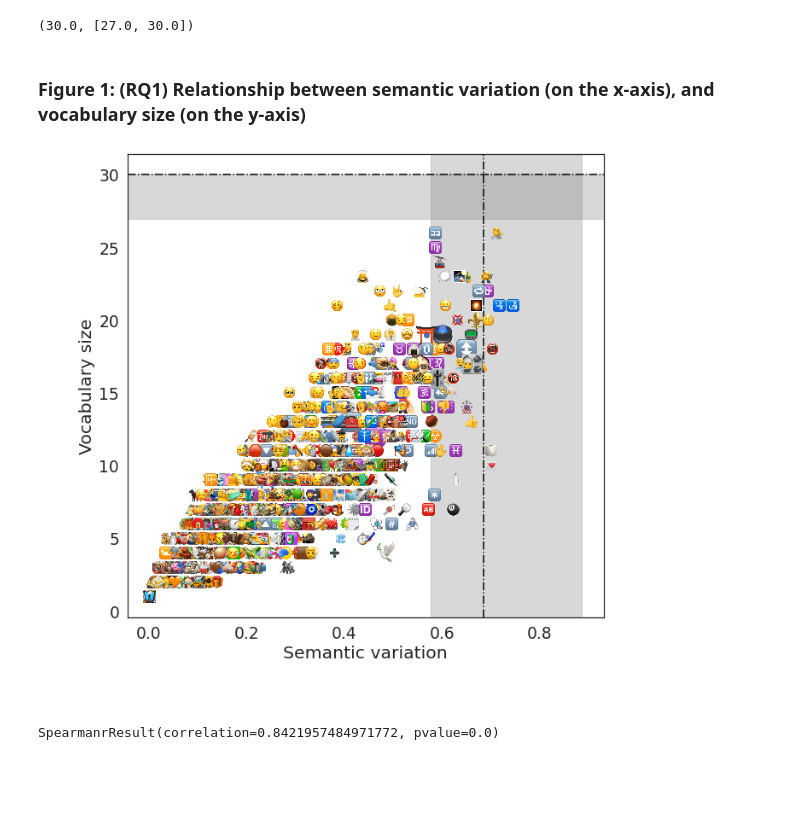
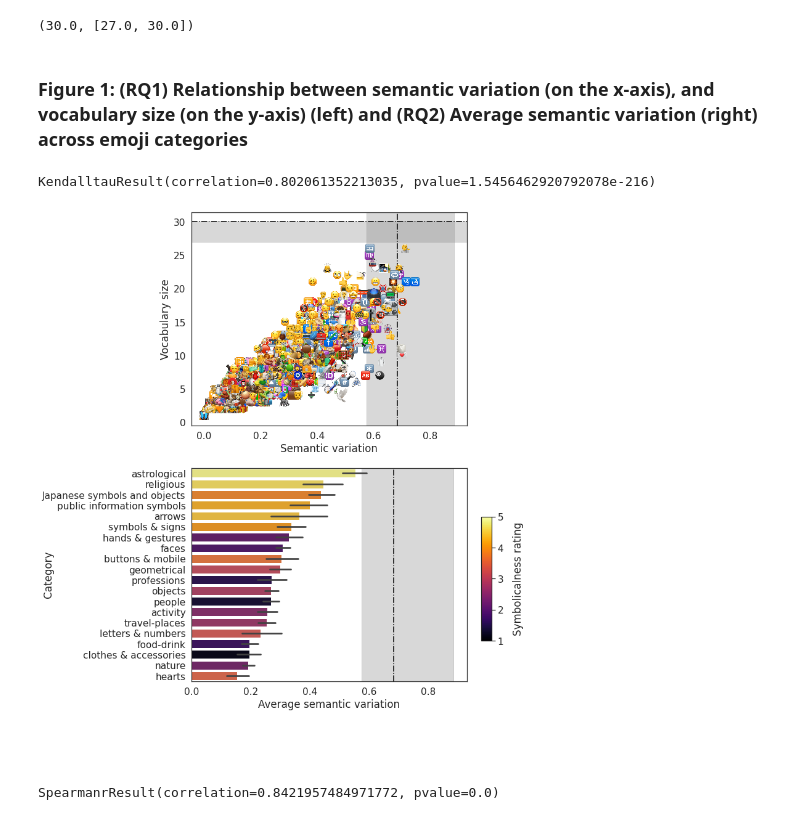
Before and after one commit to epfl-ada/emoji-ambiguity, a Jupyter notebook: notebooks/final_notebook.ipynb, the cells around one changed output. Saved outputs shown, nothing was run; the diff lists cells and outputs as text; code cells hidden in the pictures; blank space fills up the shorter version.

Commit message:
plot with symbolic levels

```diff
--- a/notebooks/final_notebook.ipynb
+++ b/notebooks/final_notebook.ipynb
@@ -5,9 +5,11 @@
 from collections import Counter
 import pandas as pd
 import numpy as np
+import matplotlib
+import matplotlib.pyplot as plt
 import seaborn as sns
-import matplotlib.pyplot as plt
-from scipy.stats import spearmanr, pearsonr
+from scipy.stats import spearmanr, pearsonr, kendalltau
+
 from tqdm import tqdm
 import random
 
@@ -18,9 +20,6 @@ from src.visualization.emoji_plotting import emoji_scatter
 
 from pandarallel import pandarallel
 pandarallel.initialize(nb_workers=20)
-
-sns.set(rc={'figure.figsize':(15, 7)}, font_scale=1.5)
-sns.set_style("white", {'axes.grid':False})
 # %% [output]
 INFO: Pandarallel will run on 20 workers.
 INFO: Pandarallel will use Memory file system to transfer data between the main process and workers.
@@ -97,30 +96,73 @@ baseline_vocab, baselines_vocab_size_CIs
 # %% [output]
 (30.0, [27.0, 30.0])
 # %% [markdown]
-### Figure 1: (RQ1) Relationship between semantic variation (on the x-axis), and vocabulary size (on the y-axis)
+### Figure 1: (RQ1) Relationship between semantic variation (on the x-axis), and vocabulary size (on the y-axis) (left) and (RQ2) Average semantic variation (right) across emoji categories
+# %%
+anns_x = pd.read_csv("../data/emoji_categories_x.csv")[['emoji', 'is_a_symbol', 'category']]
+anns_y = pd.read_csv("../data/emoji_categories_y.csv")
+
+kendalltau(anns_x['is_a_symbol'].values, anns_y['is_a_symbol'].values, nan_policy='omit')
+# %% [output]
+KendalltauResult(correlation=0.802061352213035, pvalue=1.5456462920792078e-216)
 # %%
 sns.set_color_codes()
-sns.set(rc={'figure.figsize':(10, 10)}, font_scale=1.7)
+sns.set(rc={'figure.figsize':(8, 14)}, font_scale=1.4)
 sns.set_style("white", {'axes.grid' : False})
 
-fig, ax = plt.subplots()
+fig, axes = plt.subplots(2, 1)
 df = variations
 for x, y, emoji in zip(df['variation'], df['vocabulary size'], df['emoji']):
-    emoji_scatter(x, y, emoji, zoom=0.2, ax=ax)
-    ax.scatter(x, y)
-ax.axvline(baseline_variation, color='black', linestyle='-.')
-ax.axvspan(baselines_var_CIs[0],
+    emoji_scatter(x, y, emoji, zoom=0.2, ax=axes[0])
+    axes[0].scatter(x, y)
+axes[0].axvline(baseline_variation, color='black', linestyle='-.')
+axes[0].axvspan(baselines_var_CIs[0],
              baselines_var_CIs[1], alpha=0.3, color='gray')
 
-ax.axhline(baseline_vocab, color='black', linestyle='-.')
-ax.axhspan(baselines_vocab_size_CIs[0],
+axes[0].axhline(baseline_vocab, color='black', linestyle='-.')
+axes[0].axhspan(baselines_vocab_size_CIs[0],
              baselines_vocab_size_CIs[1], alpha=0.3, color='gray')
 
-ax.set_xlabel("Semantic variation")
-ax.set_ylabel("Vocabulary size");
+axes[0].set_xlabel("Semantic variation")
+axes[0].set_ylabel("Vocabulary size")
+
+symbolicness = anns_x.merge(anns_y, on='emoji', how='left')
+symbolicness['symbolicness'] = symbolicness[['is_a_symbol_x', 'is_a_symbol_y']].mean(axis=1)
+symbolicness = symbolicness.merge(variations[['emoji', 'variation']], how='left', on='emoji')
+symbolicness = symbolicness.dropna(subset=['variation'])
+
+spearmanr(symbolicness.symbolicness.values, symbolicness.variation.values)
+
+variations["category"] = variations.emoji.apply(assign_emojipedia_category)
+variations["category"] = variations.apply(assign_our_category, axis=1)
+variations = variations.replace({"symbols": "symbols & signs"})
+
+data = symbolicness.groupby("category").symbolicness.mean().sort_values(ascending=False)
+palette = sns.color_palette("inferno", len(data))
+rank = data.argsort().argsort()
+
+order1 = variations.groupby("category").variation.mean().sort_values(ascending=False).index.tolist()
+
+sns.barplot(y='category', x='variation', data=variations, ax=axes[1],\
+            order=order1, palette=np.array(palette)[rank[order1]])
+axes[1].set_ylabel("Category")
+axes[1].set_xlabel("Average semantic variation")
+
+axes[1].axvline(baseline_variation, color='black', linestyle='-.')
+axes[1].axvspan(baselines_var_CIs[0],
+                baselines_var_CIs[1], alpha=0.3, color='gray')
+axes[1].yaxis.set_label_coords(-.5, .5)
+
+# Colorbar settings
+norm = plt.Normalize(1, 5)#x  #y   #width #length
+cbar_ax = fig.add_axes([0.94, 0.19, 0.03, 0.2])
+scalar_colormap = plt.cm.ScalarMappable(cmap='inferno', norm=norm)
+cbar = fig.colorbar(scalar_colormap, cax=cbar_ax)
+cbar.ax.get_yaxis().labelpad = 15
+cbar.ax.set_ylabel('Symbolicalness rating', rotation=90);
+
 plt.savefig('../figures/figure1.pdf', bbox_inches='tight');
 # %% [output]
-[figure, old version]
+[figure, new version]
 # %%
 spearmanr(variations.variation.values, variations["vocabulary size"].values, nan_policy='omit')
 # %% [output]
```
Also changed, not shown: parts of 13 cells of this notebook, 2 other files.
